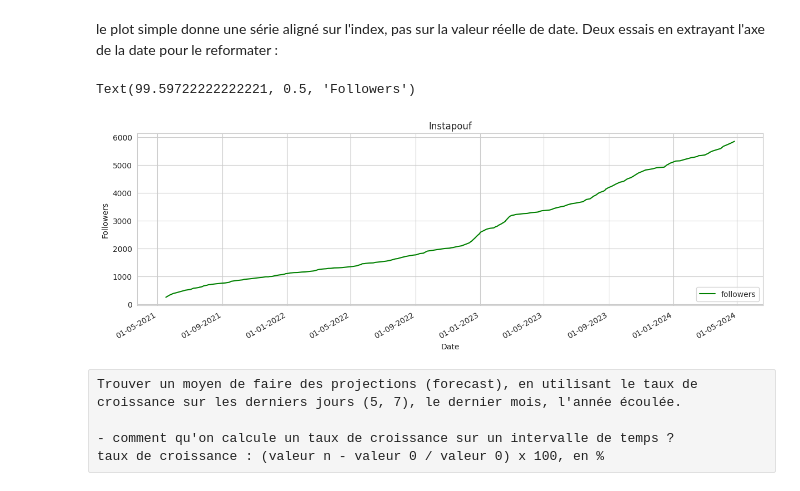
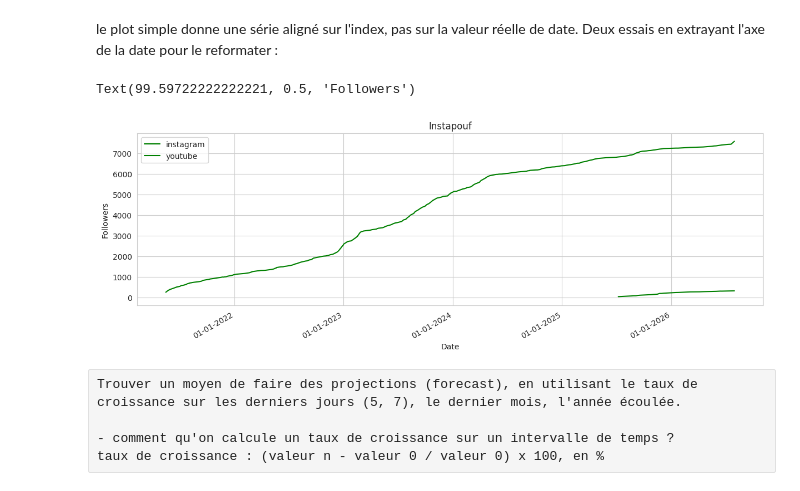
Before and after one commit to gruiick/openclassrooms-py, a Jupyter notebook: 06-python_analyze_data/data_pouf.ipynb, the cells around one changed output. Cells and saved outputs as stored; diff of their text form; code cells hidden in the pictures.

```diff
--- a/06-python_analyze_data/data_pouf.ipynb
+++ b/06-python_analyze_data/data_pouf.ipynb
@@ -38,31 +38,32 @@ le plot simple donne une série aligné sur l'index, pas sur la valeur réelle d
 # %%
 %matplotlib inline
 import matplotlib.pyplot as plt
 from datetime import datetime, timedelta
 from matplotlib import dates as mpl_dates
 import pandas as pd
 import seaborn as sns
 
 sns.set_style('whitegrid')
 
 data = pd.read_csv('../../../gruiickcode/python/04-plot/data/instapouf.csv')
 data['date'] = pd.to_datetime(data['date'])
 #data.sort_values('date', inplace=True)
 
 plt.subplots(figsize=(12,4))
 #plt.plot_date(data['date'], data['abo'], label='abo', linestyle='solid', marker=None)
-plt.plot_date(data['date'], data['abo'], label='followers', fmt='-g')
+plt.plot_date(data['date'], data['insta'], label='instagram', fmt='-g')
+plt.plot_date(data['date'], data['yt'], label='youtube', fmt='-g')
 plt.gcf().autofmt_xdate()
 date_format = mpl_dates.DateFormatter('%d-%m-%Y')
 plt.gca().xaxis.set_major_formatter(date_format)
 plt.tight_layout()
-plt.legend(loc=4, fontsize=10)
+plt.legend(loc=2, fontsize=10)
 plt.title('Instapouf')
 plt.xlabel('Date')
 plt.ylabel('Followers')
 # %% [output]
 Text(99.59722222222221, 0.5, 'Followers')
-[figure, old version]
+[figure, new version]
 # %% [raw]
 Trouver un moyen de faire des projections (forecast), en utilisant le taux de croissance sur les derniers jours (5, 7), le dernier mois, l'année écoulée.
 
```
Also changed, not shown: parts of 5 cells of this notebook.
